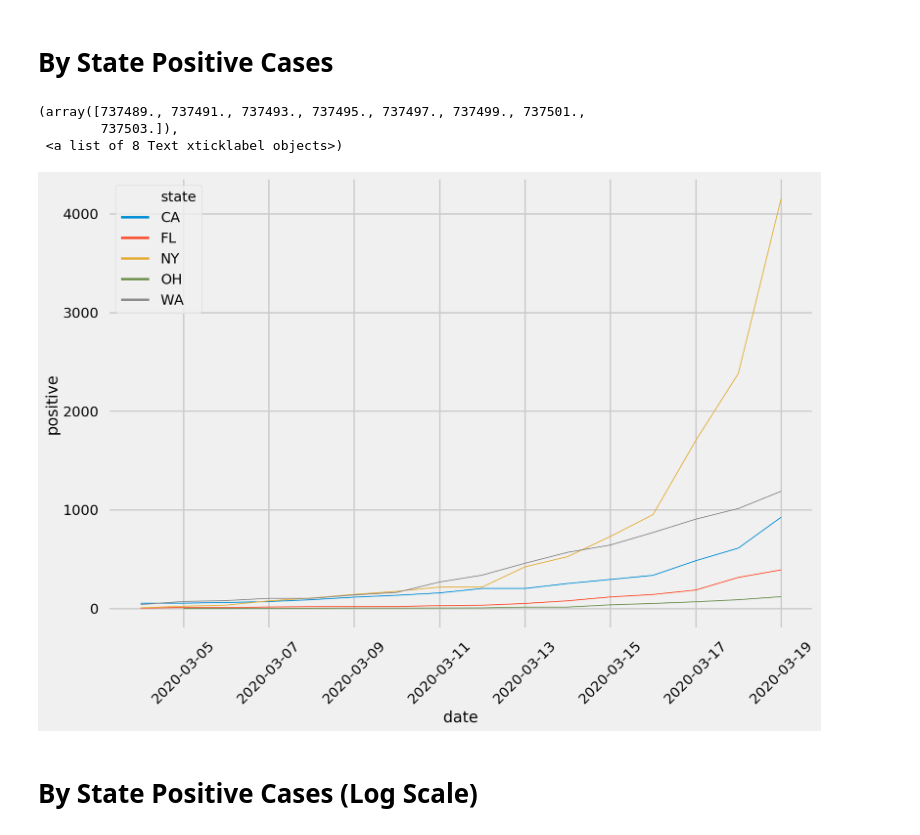
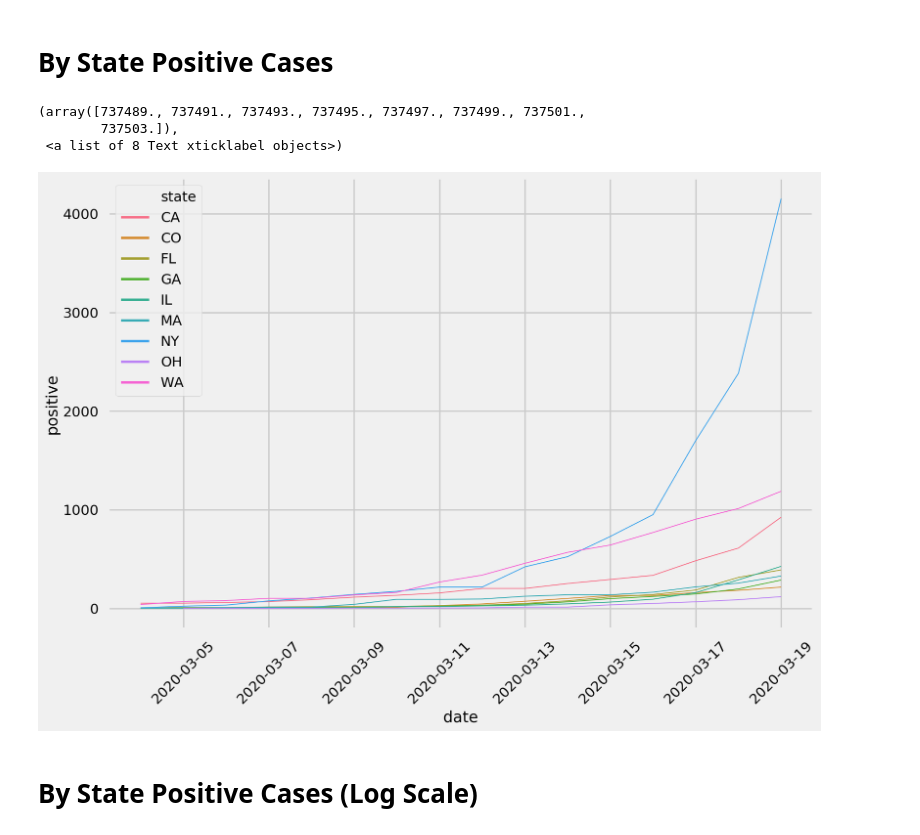
Before and after one commit to kennethn/covid, a Jupyter notebook: covid.ipynb, the cells around one changed output. Cells and saved outputs as stored; diff of their text form; code cells hidden in the pictures.

```diff
--- a/covid.ipynb
+++ b/covid.ipynb
@@ -83,15 +83,16 @@ plt.xticks(rotation=45)
 # %% [markdown]
 # By State Positive Cases
 # %%
+top_states = ["CA", "CO", "NY", "IL", "MA", "FL", "GA", "OH", "WA"]
 ax = sns.lineplot(x="date", y="positive", hue="state",
                   estimator=None, lw=1,
-                  data=df_states.query('state == ["CA", "NY", "FL", "OH", "WA"]'))
+                  data=df_states.query('state == @top_states'))
 plt.xticks(rotation=45)
 # %% [output]
 (array([737489., 737491., 737493., 737495., 737497., 737499., 737501.,
         737503.]),
  <a list of 8 Text xticklabel objects>)
-[figure, old version]
+[figure, new version]
 # %% [markdown]
 # By State Positive Cases (Log Scale)
 # %%
```
Also changed, not shown: parts of 2 cells of this notebook, 1 other file.
